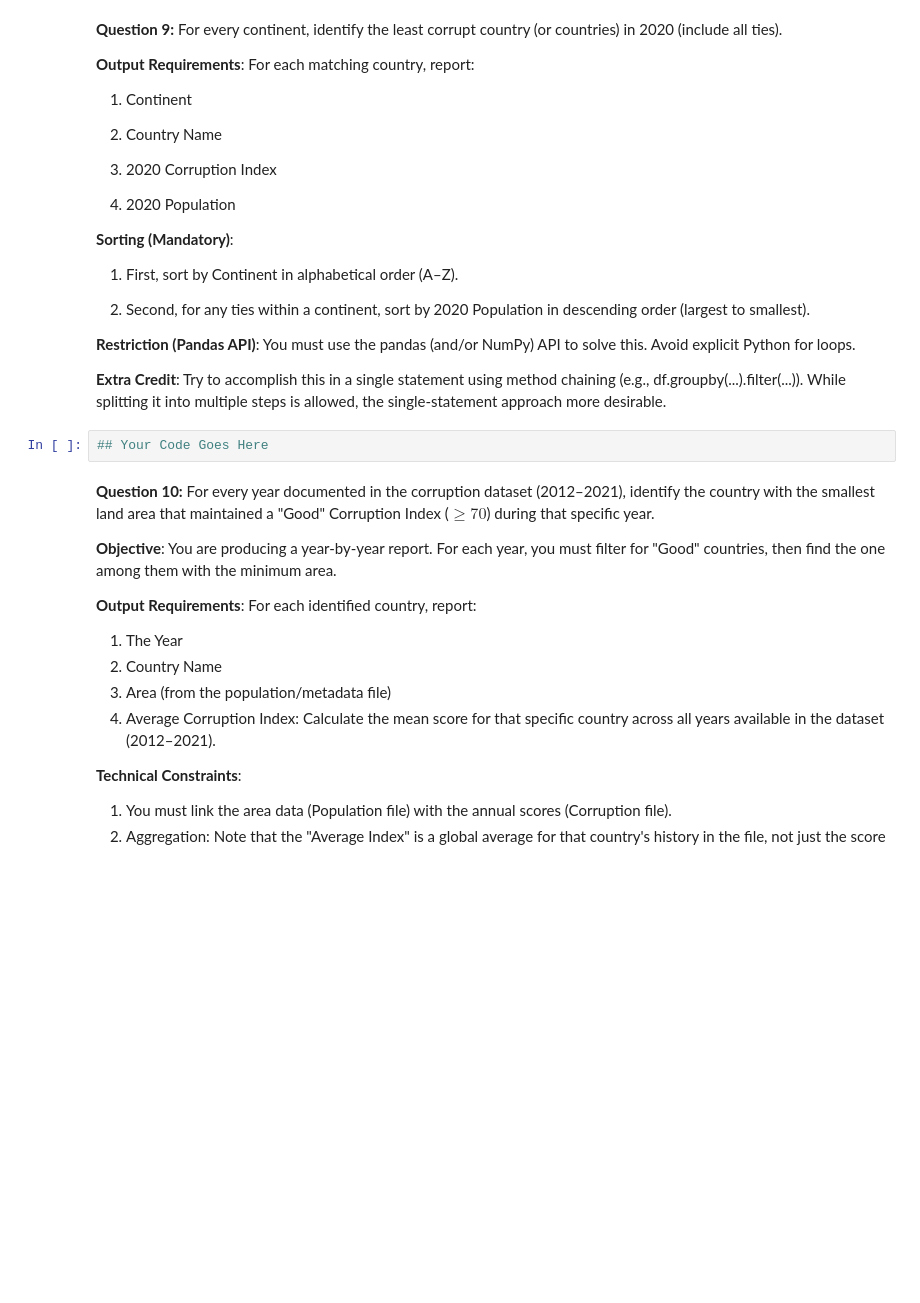
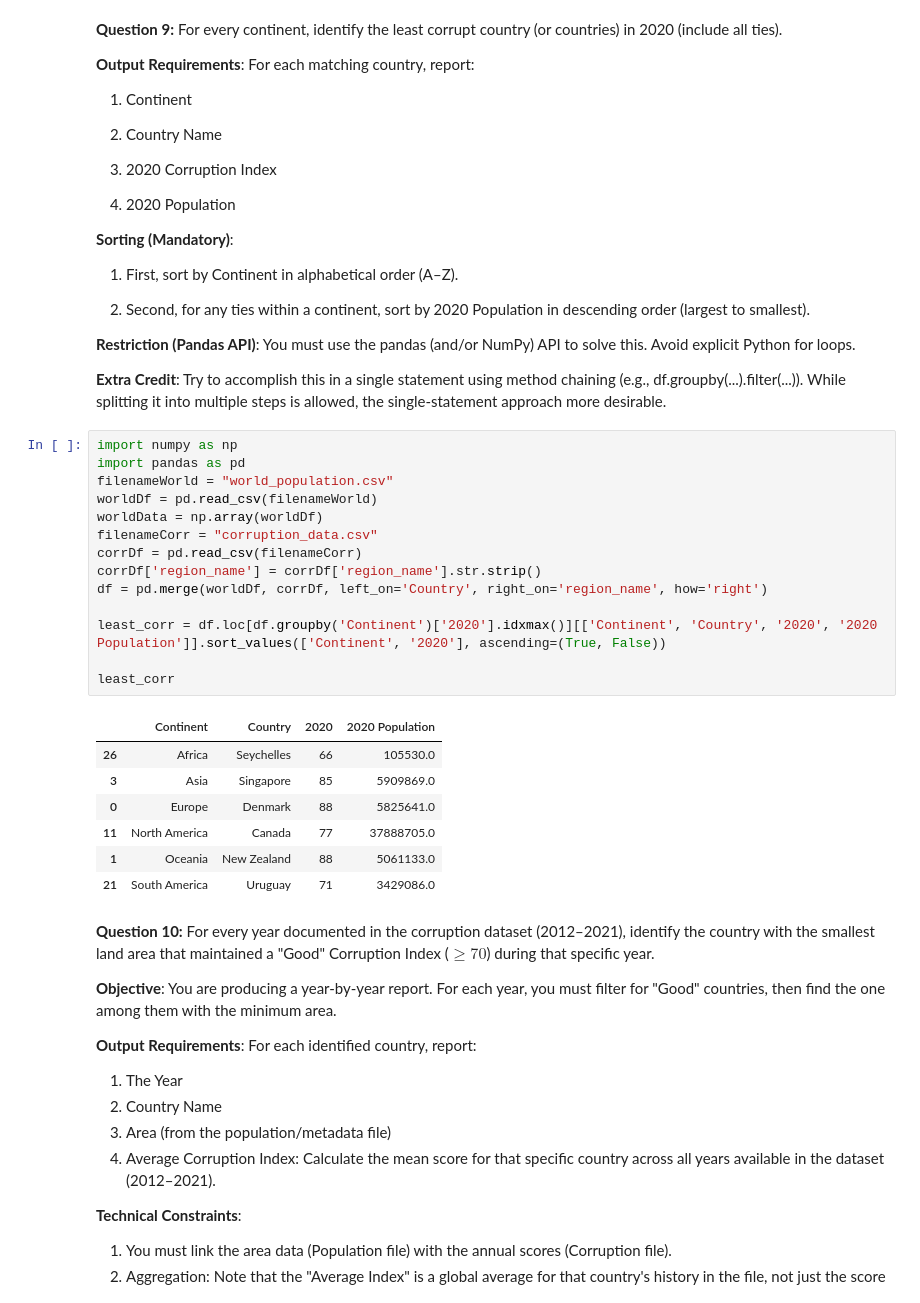
Before and after one commit to tbiehle/CSC_365, a Jupyter notebook: lab_2/Lab1-2.ipynb, the cells around one changed output. Drawn from its saved outputs; the diff is of its cells as text; blank space fills up the shorter version.

```diff
--- a/lab_2/Lab1-2.ipynb
+++ b/lab_2/Lab1-2.ipynb
@@ -322,7 +416,27 @@ Ensure your results match for both methods.
 
 **Extra Credit**: Try to accomplish this in a single statement using method chaining (e.g., df.groupby(...).filter(...)). While splitting it into multiple steps is allowed, the single-statement approach more desirable.
 # %%
-## Your Code Goes Here
+import numpy as np
+import pandas as pd
+filenameWorld = "world_population.csv"
+worldDf = pd.read_csv(filenameWorld)
+worldData = np.array(worldDf)
+filenameCorr = "corruption_data.csv"
+corrDf = pd.read_csv(filenameCorr)
+corrDf['region_name'] = corrDf['region_name'].str.strip()
+df = pd.merge(worldDf, corrDf, left_on='Country', right_on='region_name', how='right')
+
+least_corr = df.loc[df.groupby('Continent')['2020'].idxmax()][['Continent', 'Country', '2020', '2020 Population']].sort_values(['Continent', '2020'], ascending=(True, False))
+
+least_corr
+# %% [output]
+|  | Continent | Country | 2020 | 2020 Population |
+| 26 | Africa | Seychelles | 66 | 105530.0 |
+| 3 | Asia | Singapore | 85 | 5909869.0 |
+| 0 | Europe | Denmark | 88 | 5825641.0 |
+| 11 | North America | Canada | 77 | 37888705.0 |
+| 1 | Oceania | New Zealand | 88 | 5061133.0 |
+| 21 | South America | Uruguay | 71 | 3429086.0 |
 # %% [markdown]
 **Question 10:** For every year documented in the corruption dataset (2012–2021), identify the country with the smallest land area that maintained a "Good" Corruption Index ($\ge 70$) during that specific year.
 
```
Also changed, not shown: parts of 19 cells of this notebook.
